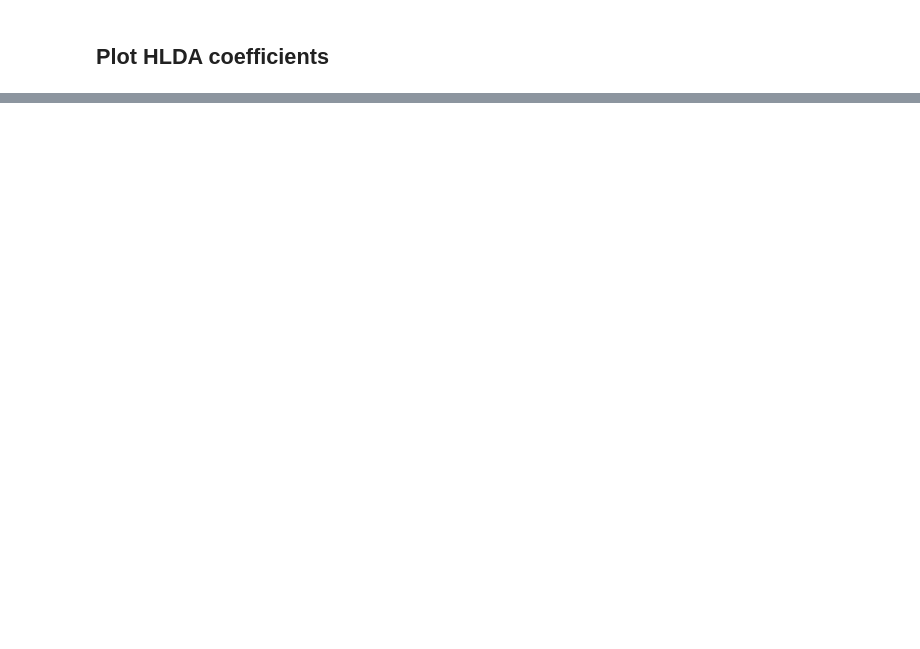
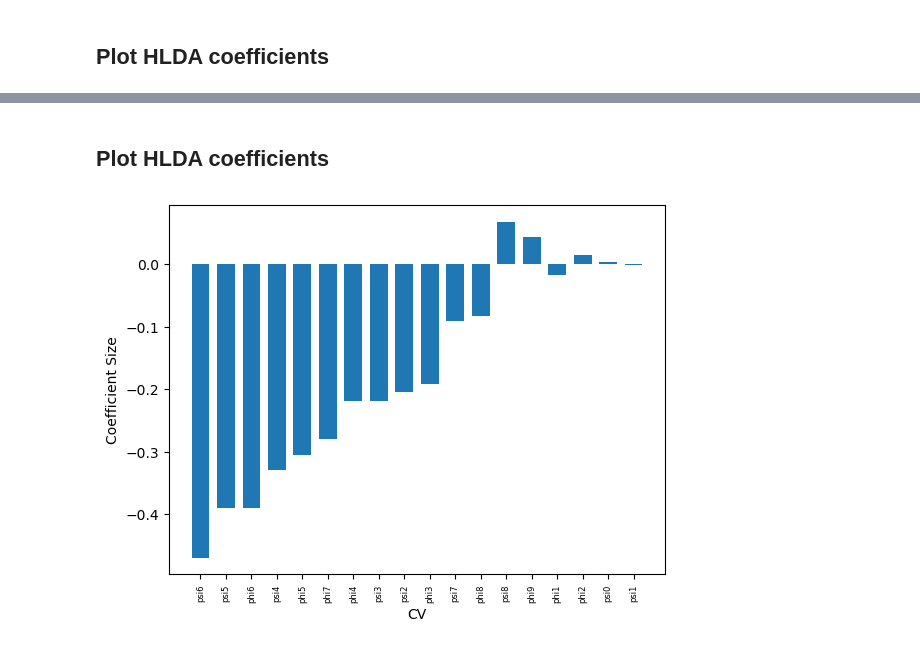
Before and after one commit to MendelsResearchGroup/chignolin_mutation, a Jupyter notebook: notebooks/[iz]load_and_simulate_cln025.ipynb, the cells around one changed output, grey strips where cells are left out. Saved outputs shown, nothing was run; the diff lists cells and outputs as text; code cells hidden in the pictures; blank space fills up the shorter version.

```diff
--- a/notebooks/[iz]load_and_simulate_cln025.ipynb
+++ b/notebooks/[iz]load_and_simulate_cln025.ipynb
@@ -872,0 +932,14 @@ plt.show()
+# %%
+hlda_evects = (hlda.scalings_)[:,0]
+# %% [markdown]
+## Plot HLDA coefficients
+# %%
+fig = plt.figure()
+sortx = np.argsort(np.abs(hlda_evects.flatten()),)[::-1]
+plt.bar(X.columns[sortx],hlda_evects.flatten()[sortx],align='center', width=0.7)
+plt.xticks(rotation=90,fontsize=6)
+plt.xlabel('CV')
+plt.ylabel('Coefficient Size')
+plt.show()
+# %% [output]
+[figure, added]
```
Also changed, not shown: parts of 98 cells of this notebook, 2 other files.
